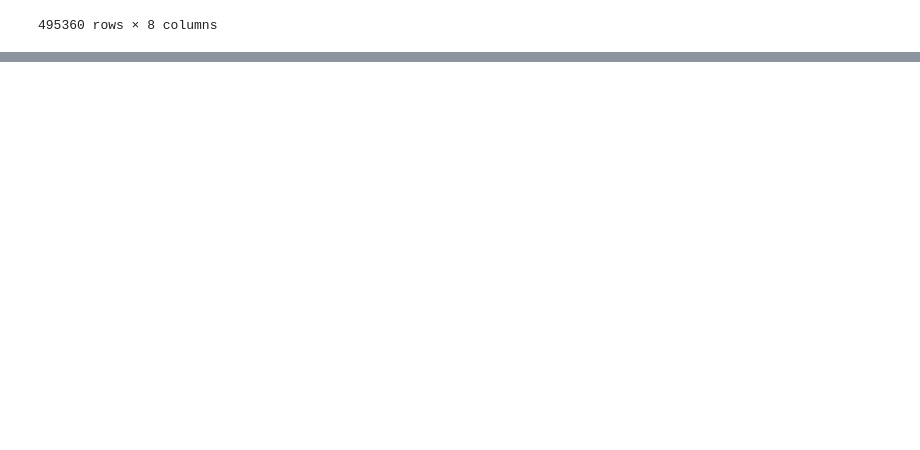
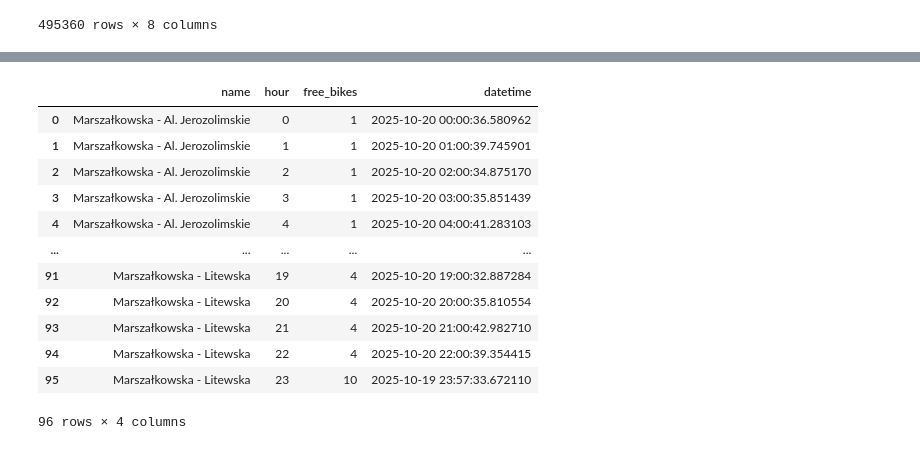
Before and after one commit to dane-analizy/python-w-analizie-danych-2025-10-20, a Jupyter notebook: 10 pandas 4.ipynb, the cells around one changed output, grey strips where cells are left out. Cells and saved outputs as stored; diff of their text form; code cells hidden in the pictures; blank space fills up the shorter version.

```diff
--- a/10 pandas 4.ipynb
+++ b/10 pandas 4.ipynb
@@ -102,0 +134,17 @@ rowery_df
+# %%
+pierwsze_df = rowery_df.sort_values('datetime').groupby(['name', 'hour'], as_index=False).first()
+pierwsze_df
+# %% [output]
+|  | name | hour | free_bikes | datetime |
+| 0 | Marszałkowska - Al. Jerozolimskie | 0 | 1 | 2025-10-20 00:00:36.580962 |
+| 1 | Marszałkowska - Al. Jerozolimskie | 1 | 1 | 2025-10-20 01:00:39.745901 |
+| 2 | Marszałkowska - Al. Jerozolimskie | 2 | 1 | 2025-10-20 02:00:34.875170 |
+| 3 | Marszałkowska - Al. Jerozolimskie | 3 | 1 | 2025-10-20 03:00:35.851439 |
+| 4 | Marszałkowska - Al. Jerozolimskie | 4 | 1 | 2025-10-20 04:00:41.283103 |
+| ... | ... | ... | ... | ... |
+| 91 | Marszałkowska - Litewska | 19 | 4 | 2025-10-20 19:00:32.887284 |
+| 92 | Marszałkowska - Litewska | 20 | 4 | 2025-10-20 20:00:35.810554 |
+| 93 | Marszałkowska - Litewska | 21 | 4 | 2025-10-20 21:00:42.982710 |
+| 94 | Marszałkowska - Litewska | 22 | 4 | 2025-10-20 22:00:39.354415 |
+| 95 | Marszałkowska - Litewska | 23 | 10 | 2025-10-19 23:57:33.672110 |
+96 rows × 4 columns
```
Also changed, not shown: parts of 5 cells of this notebook.
